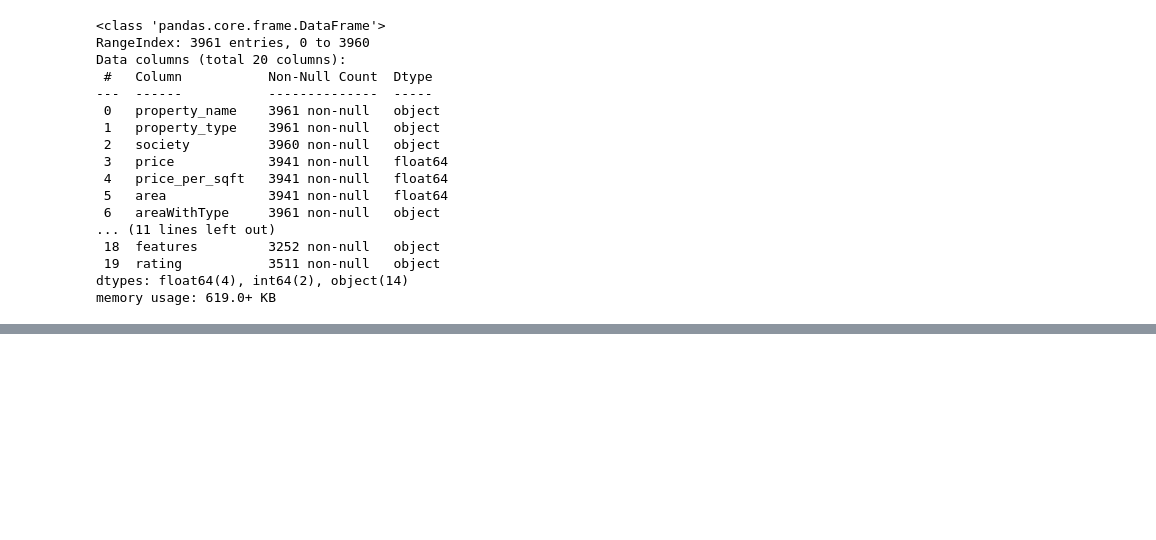
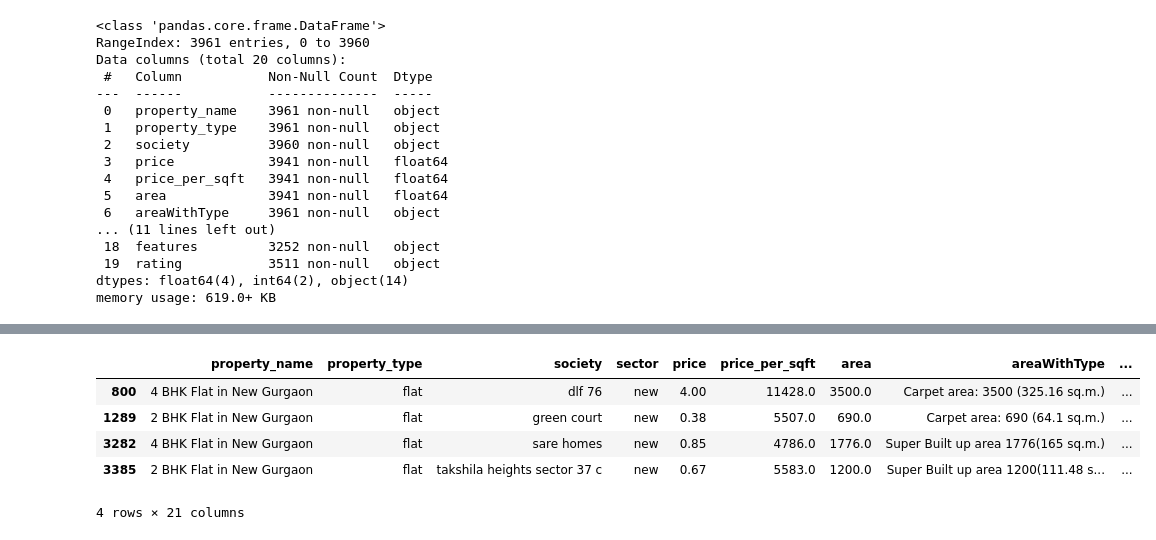
Before and after one commit to srinu-nayak/Real-Estate-House-Price-Prediction, a Jupyter notebook: data-preprocessing-level2.ipynb, the cells around one changed output, grey strips where cells are left out. Saved outputs shown, nothing was run; the diff lists cells and outputs as text; code cells hidden in the pictures; blank space fills up the shorter version.

```diff
--- a/data-preprocessing-level2.ipynb
+++ b/data-preprocessing-level2.ipynb
@@ -75,0 +198,9 @@ df['sector'] = df['sector'].str.lower()
+# %%
+df[df['sector'] == 'new']
+# %% [output]
+|  | property_name | property_type | society | sector | price | price_per_sqft | area | areaWithType | ... |
+| 800 | 4 BHK Flat in New Gurgaon | flat | dlf 76 | new | 4.00 | 11428.0 | 3500.0 | Carpet area: 3500 (325.16 sq.m.) | ... |
+| 1289 | 2 BHK Flat in New Gurgaon | flat | green court | new | 0.38 | 5507.0 | 690.0 | Carpet area: 690 (64.1 sq.m.) | ... |
+| 3282 | 4 BHK Flat in New Gurgaon | flat | sare homes | new | 0.85 | 4786.0 | 1776.0 | Super Built up area 1776(165 sq.m.) | ... |
+| 3385 | 2 BHK Flat in New Gurgaon | flat | takshila heights sector 37 c | new | 0.67 | 5583.0 | 1200.0 | Super Built up area 1200(111.48 s... | ... |
+4 rows × 21 columns
```
Also changed, not shown: parts of 9 cells of this notebook.
